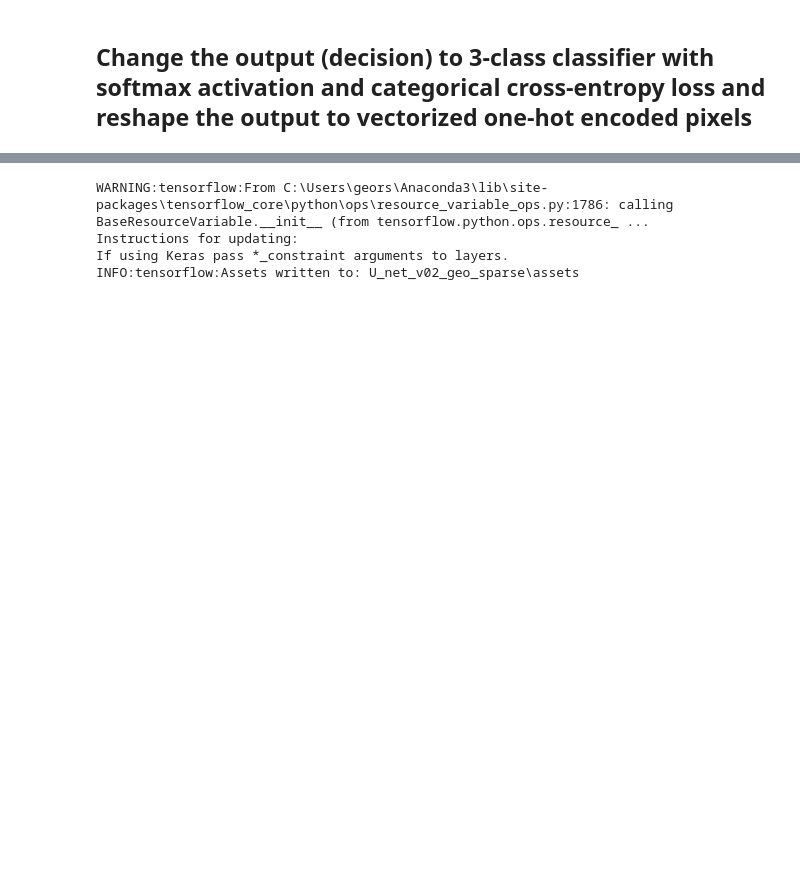
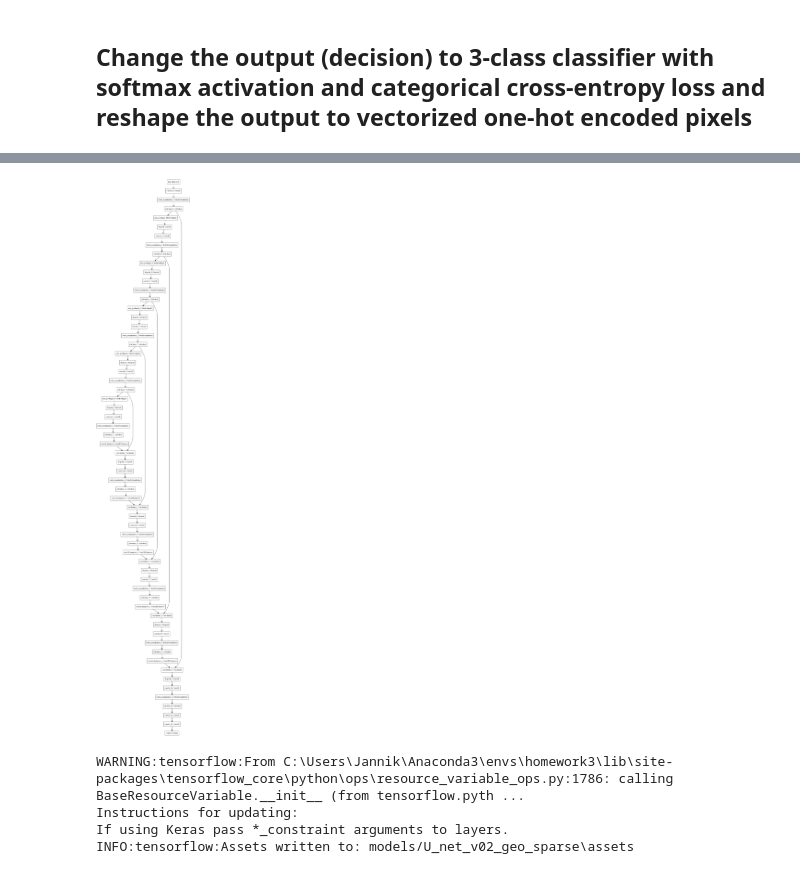
Before and after one commit to MachineLearning4HealthcareHomework/HW3, a Jupyter notebook: UNET.ipynb, the cells around one changed output, grey strips where cells are left out. Cells and saved outputs as stored; diff of their text form; code cells hidden in the pictures; blank space fills up the shorter version.

```diff
--- a/UNET.ipynb
+++ b/UNET.ipynb
@@ -93,11 +93,14 @@ Trainable params: 4,719,583
 Non-trainable params: 3,008
 __________________________________________________________________________________________________
 # %%
-plot_model(model, to_file='model_geo.png')
+plot_model(model, to_file='diagrams/model_geo.png')
+# %% [output]
+[figure, added]
-# %%
-model.save('U_net_v02_geo_sparse')
-# %% [output]
-WARNING:tensorflow:From C:\Users\geors\Anaconda3\lib\site-packages\tensorflow_core\python\ops\resource_variable_ops.py:1786: calling BaseResourceVariable.__init__ (from tensorflow.python.ops.resource_ ...
-Instructions for updating:
-If using Keras pass *_constraint arguments to layers.
-INFO:tensorflow:Assets written to: U_net_v02_geo_sparse\assets
+# %%
+os.mkdir('models/U_net_v02_geo_sparse')
+model.save('models/U_net_v02_geo_sparse')
+# %% [output]
+WARNING:tensorflow:From C:\Users\Jannik\Anaconda3\envs\homework3\lib\site-packages\tensorflow_core\python\ops\resource_variable_ops.py:1786: calling BaseResourceVariable.__init__ (from tensorflow.pyth ...
+Instructions for updating:
+If using Keras pass *_constraint arguments to layers.
+INFO:tensorflow:Assets written to: models/U_net_v02_geo_sparse\assets
```
Also changed, not shown: parts of 1 cell of this notebook, 7 other files.
